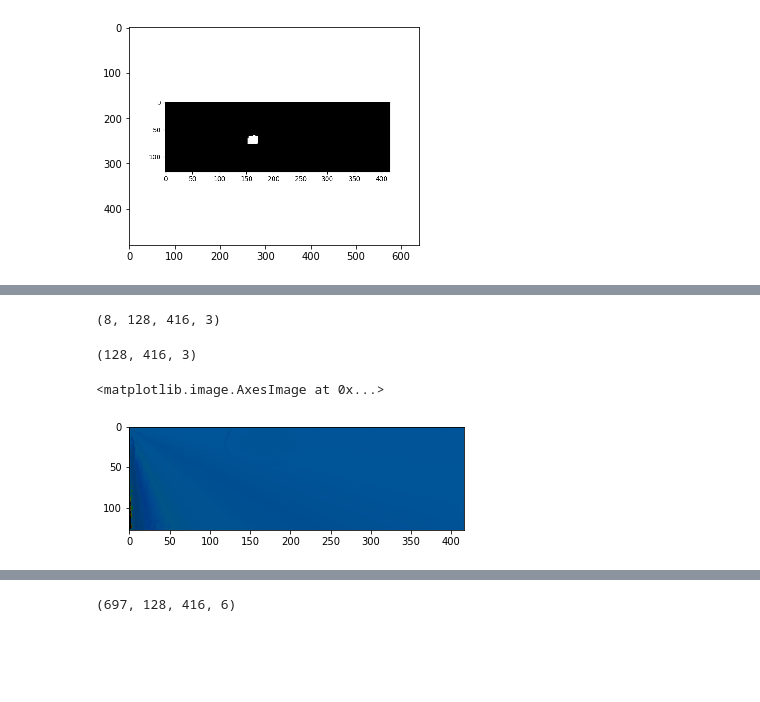
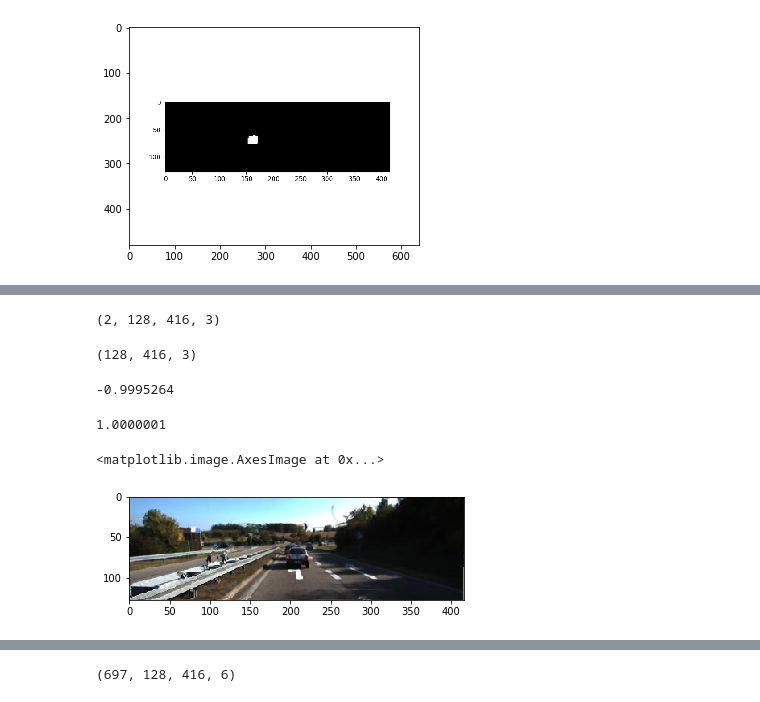
Before and after one commit to qihao-huang/GeoNet, a Jupyter notebook: tools/show_depth_delta.ipynb, the cells around one changed output, grey strips where cells are left out. Drawn from its saved outputs; the diff is of its cells as text; code cells hidden in the pictures; blank space fills up the shorter version.

```diff
--- a/tools/show_depth_delta.ipynb
+++ b/tools/show_depth_delta.ipynb
@@ -181,17 +196,25 @@ plt.imshow(bwd_rigid_error[0])
 # %%
-fwd_rigid_warp_path = os.path.join(base_path, "fwd_rigid_warp", "1593519936.16.npy")
+fwd_rigid_warp_path = os.path.join(base_path, "fwd_rigid_warp", "1593593135.89.npy")
 # %%
 fwd_rigid_warp = np.load(fwd_rigid_warp_path)
 # %%
 fwd_rigid_warp.shape
 # %% [output]
-(8, 128, 416, 3)
+(2, 128, 416, 3)
 # %%
 fwd_rigid_warp[0].shape
 # %% [output]
 (128, 416, 3)
+# %%
+np.min(fwd_rigid_warp)
+# %% [output]
+-0.9995264
+# %%
+np.max(fwd_rigid_warp)
+# %% [output]
+1.0000001
 # %%
-plt.imshow(fwd_rigid_warp[0])
+plt.imshow((fwd_rigid_warp[0]+1)/2)
 # %% [output]
 <matplotlib.image.AxesImage at 0x...>
-[figure, old version]
+[figure, new version]
```
Also changed, not shown: parts of 21 cells of this notebook, 4 other files.
